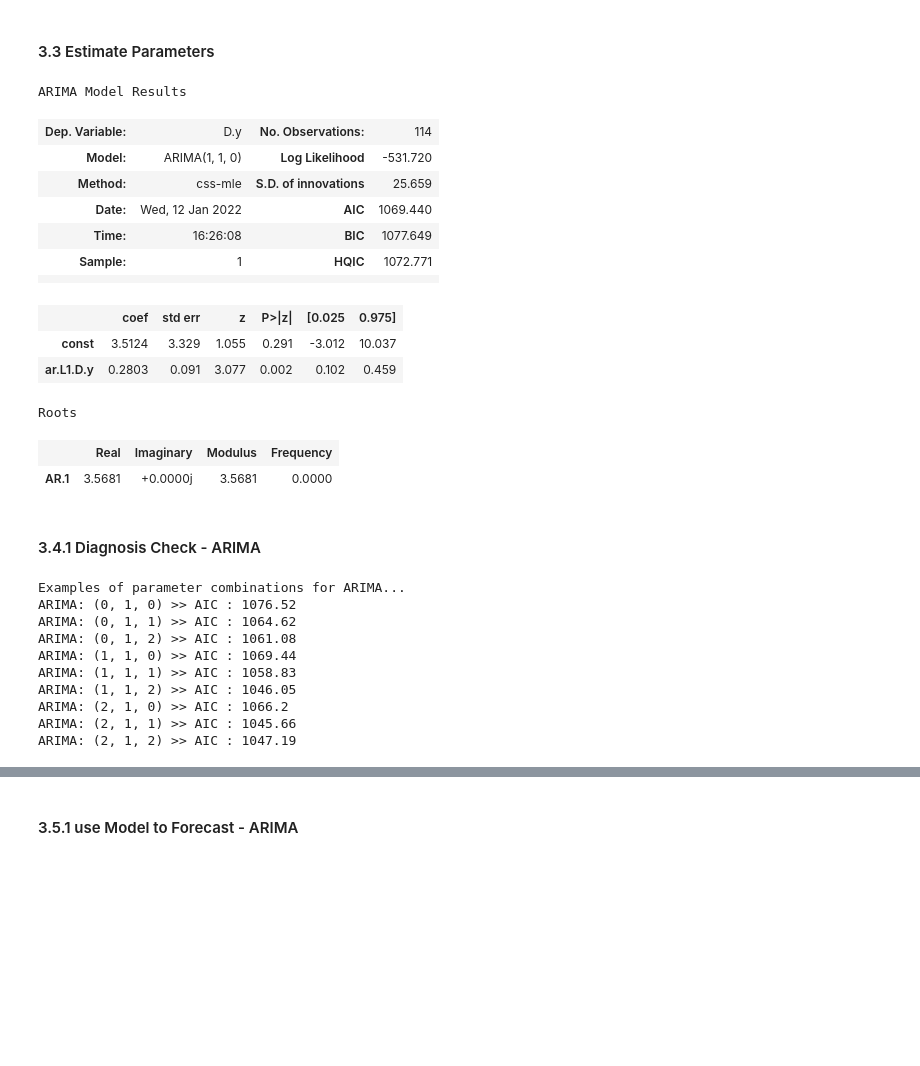
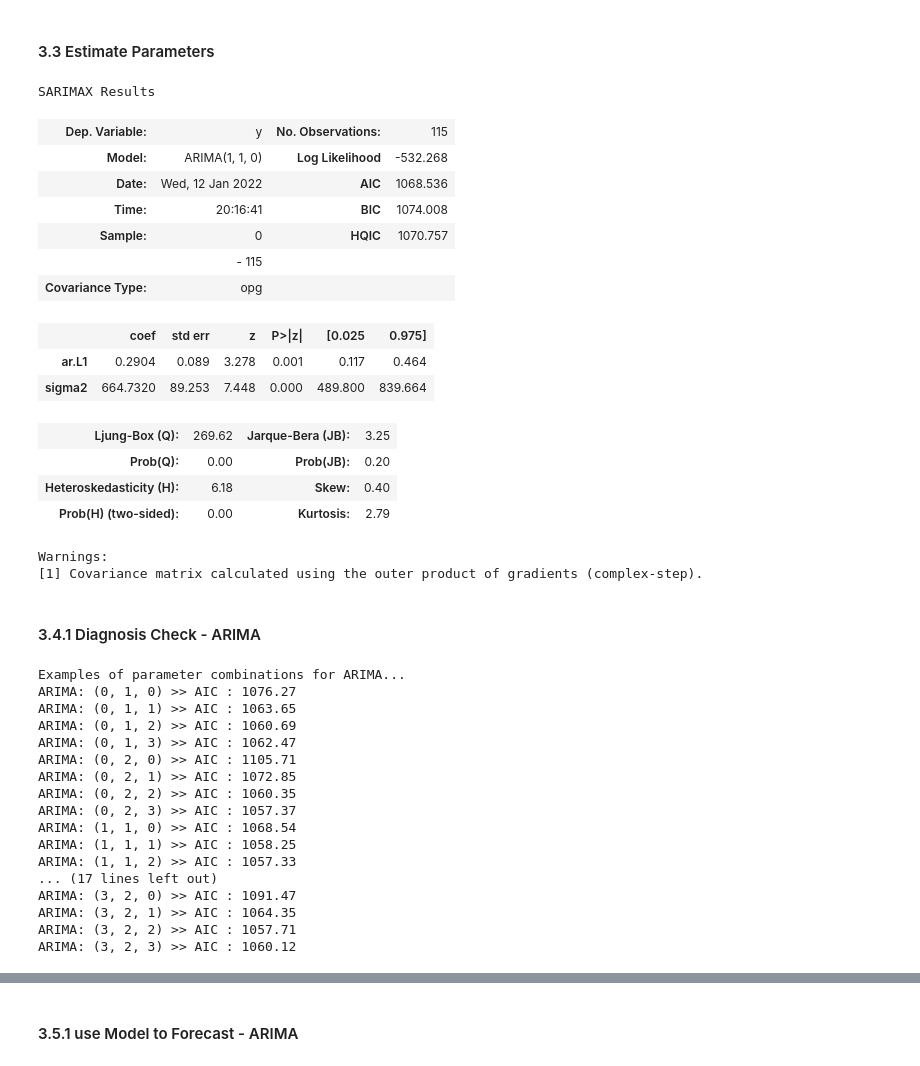
Before and after one commit to caplove/DX_LG_KOREA, a Jupyter notebook: 통계기반시계열분석 2회차 - 2.ipynb, the cells around one changed output, grey strips where cells are left out. Saved outputs shown, nothing was run; the diff lists cells and outputs as text; code cells hidden in the pictures; blank space fills up the shorter version.

```diff
--- a/통계기반시계열분석 2회차 - 2.ipynb
+++ b/통계기반시계열분석 2회차 - 2.ipynb
@@ -54,7 +59,8 @@ from prophet import Prophet
 # %% [markdown]
 ### 2. 데이터 불러오기
 # %%
-data = pd.read_csv('AirPassengers.csv')
+data = pd.read_csv('data/AirPassengers.csv')
+# data = pd.read_csv('/content/LG_time_series_day02_dataset/data/AirPassengers.csv')
 data = data.rename(columns={'Month': 'month', '#Passengers': 'passengers'})
 data['month'] = pd.to_datetime(data['month'])
 data = data.set_index('month')
@@ -188,34 +194,39 @@ sm.graphics.tsa.plot_pacf(diff_train.values.squeeze(), lags=30, ax=ax[1]); # Mod
 # %%
 # ARIMA model fitting
 # The (p,d,q) order of the model for the number of AR parameters, differences, and MA parameters to use.
 
+ARIMA = sm.tsa.arima.ARIMA
+
 ARIMA_model = ARIMA(train.values, order=(1,1,0))
 ARIMA_model_fit = ARIMA_model.fit()
 ARIMA_model_fit.summary()
 # %% [output]
-ARIMA Model Results
+SARIMAX Results
-| Dep. Variable: | D.y | No. Observations: | 114 |
-| Model: | ARIMA(1, 1, 0) | Log Likelihood | -531.720 |
-| Method: | css-mle | S.D. of innovations | 25.659 |
-| Date: | Wed, 12 Jan 2022 | AIC | 1069.440 |
-| Time: | 16:26:08 | BIC | 1077.649 |
-| Sample: | 1 | HQIC | 1072.771 |
-|  |  |  |  |
+| Dep. Variable: | y | No. Observations: | 115 |
+| Model: | ARIMA(1, 1, 0) | Log Likelihood | -532.268 |
+| Date: | Wed, 12 Jan 2022 | AIC | 1068.536 |
+| Time: | 20:16:41 | BIC | 1074.008 |
+| Sample: | 0 | HQIC | 1070.757 |
+|  | - 115 |  |  |
+| Covariance Type: | opg |  |  |
 |  | coef | std err | z | P>|z| | [0.025 | 0.975] |
-| const | 3.5124 | 3.329 | 1.055 | 0.291 | -3.012 | 10.037 |
-| ar.L1.D.y | 0.2803 | 0.091 | 3.077 | 0.002 | 0.102 | 0.459 |
+| ar.L1 | 0.2904 | 0.089 | 3.278 | 0.001 | 0.117 | 0.464 |
+| sigma2 | 664.7320 | 89.253 | 7.448 | 0.000 | 489.800 | 839.664 |
+| Ljung-Box (Q): | 269.62 | Jarque-Bera (JB): | 3.25 |
+| Prob(Q): | 0.00 | Prob(JB): | 0.20 |
+| Heteroskedasticity (H): | 6.18 | Skew: | 0.40 |
+| Prob(H) (two-sided): | 0.00 | Kurtosis: | 2.79 |
-Roots
+Warnings:
+[1] Covariance matrix calculated using the outer product of gradients (complex-step).
-|  | Real | Imaginary | Modulus | Frequency |
-| AR.1 | 3.5681 | +0.0000j | 3.5681 | 0.0000 |
 # %% [markdown]
 #### 3.4.1 Diagnosis Check - ARIMA
 # %%
 # Parameter search
 
 print('Examples of parameter combinations for ARIMA...')
-p = range(0, 3)
-d = range(1, 2)
-q = range(0, 3)
+p = range(0, 4)
+d = range(1, 3)
+q = range(0, 4)
 pdq = list(itertools.product(p, d, q))
 
 aic=[]
@@ -226,15 +237,22 @@ for i in pdq:
     aic.append(round(ARIMA_model_fit.aic,2))
 # %% [output]
 Examples of parameter combinations for ARIMA...
-ARIMA: (0, 1, 0) >> AIC : 1076.52
-ARIMA: (0, 1, 1) >> AIC : 1064.62
-ARIMA: (0, 1, 2) >> AIC : 1061.08
-ARIMA: (1, 1, 0) >> AIC : 1069.44
-ARIMA: (1, 1, 1) >> AIC : 1058.83
-ARIMA: (1, 1, 2) >> AIC : 1046.05
-ARIMA: (2, 1, 0) >> AIC : 1066.2
-ARIMA: (2, 1, 1) >> AIC : 1045.66
-ARIMA: (2, 1, 2) >> AIC : 1047.19
+ARIMA: (0, 1, 0) >> AIC : 1076.27
+ARIMA: (0, 1, 1) >> AIC : 1063.65
+ARIMA: (0, 1, 2) >> AIC : 1060.69
+ARIMA: (0, 1, 3) >> AIC : 1062.47
+ARIMA: (0, 2, 0) >> AIC : 1105.71
+ARIMA: (0, 2, 1) >> AIC : 1072.85
+ARIMA: (0, 2, 2) >> AIC : 1060.35
+ARIMA: (0, 2, 3) >> AIC : 1057.37
+ARIMA: (1, 1, 0) >> AIC : 1068.54
+ARIMA: (1, 1, 1) >> AIC : 1058.25
+ARIMA: (1, 1, 2) >> AIC : 1057.33
+... (17 lines left out)
+ARIMA: (3, 2, 0) >> AIC : 1091.47
+ARIMA: (3, 2, 1) >> AIC : 1064.35
+ARIMA: (3, 2, 2) >> AIC : 1057.71
+ARIMA: (3, 2, 3) >> AIC : 1060.12
 # %%
 # Search optimal parameters
 
```
Also changed, not shown: parts of 16 cells of this notebook, 4 other files.
